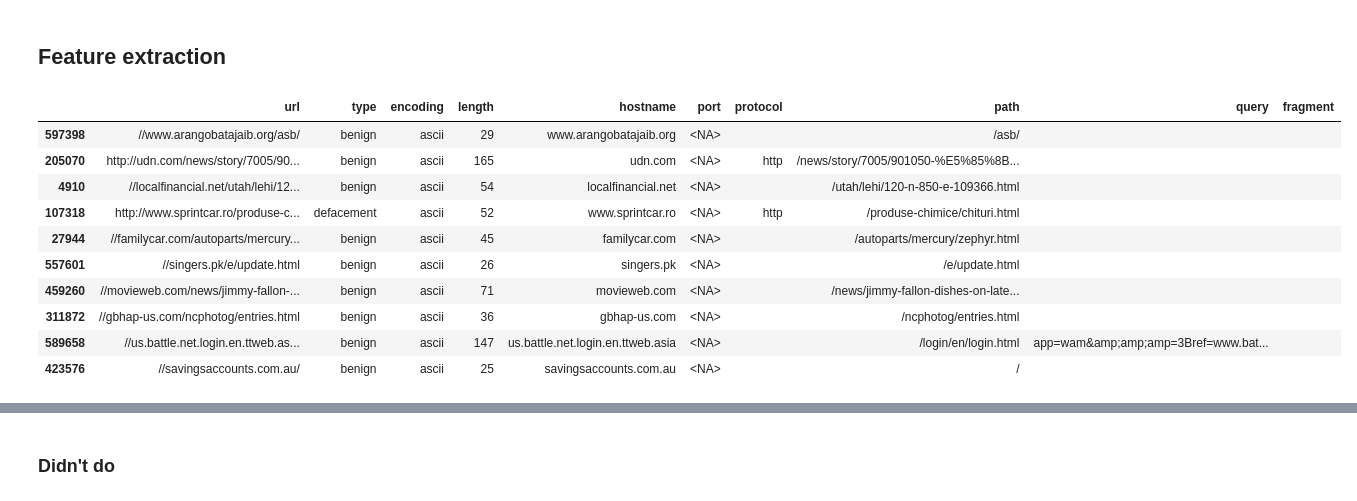
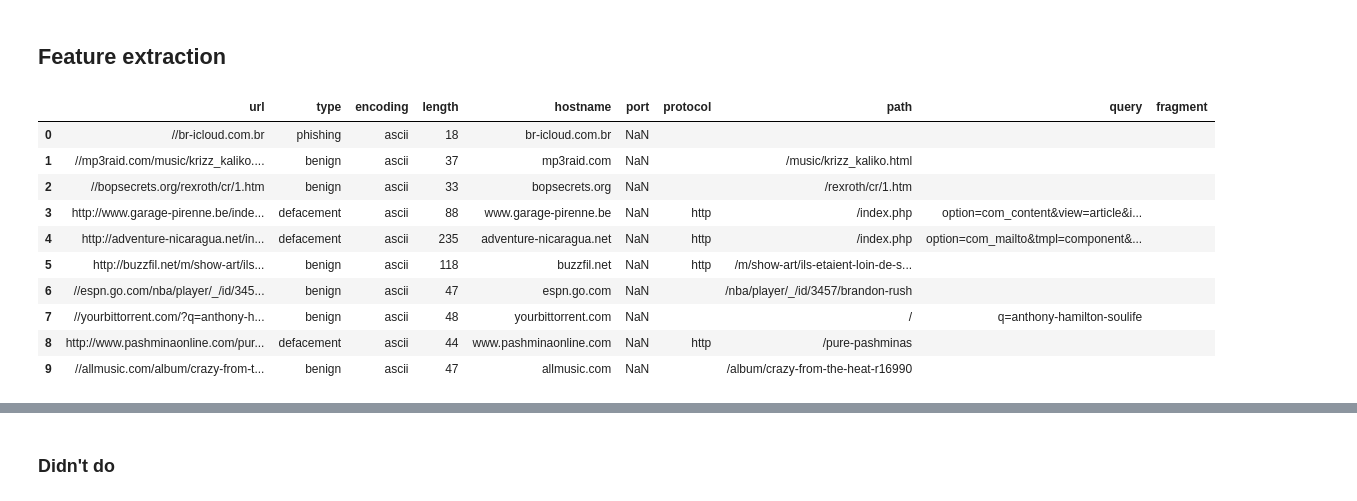
Before and after one commit to Metalcape/url-classifier, a Jupyter notebook: url-classifier.ipynb, the cells around one changed output, grey strips where cells are left out. Saved outputs shown, nothing was run; the diff lists cells and outputs as text; code cells hidden in the pictures.

```diff
--- a/url-classifier.ipynb
+++ b/url-classifier.ipynb
@@ -207,25 +204,25 @@ df.drop_duplicates(inplace=True, subset=['url'], keep='last')
 # %%
 df['length'] = df['url'].apply(lambda x: len(str(x)))
 
 urls = df['url'].apply(urlparse)
 
 df['hostname'] = urls.apply(lambda x: x.hostname)
-df['port'] = urls.apply(lambda x: x.port).astype('string')
+df['port'] = urls.apply(lambda x: x.port if x.port != '' else 0)
 df['protocol'] = urls.apply(lambda x: x.scheme)
 df['path'] = urls.apply(lambda x: x.path)
 df['query'] = urls.apply(lambda x: x.query)
 df['fragment'] = urls.apply(lambda x: x.fragment)
 
-df.sample(10)
+df.head(10)
 # %% [output]
 |  | url | type | encoding | length | hostname | port | protocol | path | query | fragment |
-| 597398 | //www.arangobatajaib.org/asb/ | benign | ascii | 29 | www.arangobatajaib.org | <NA> |  | /asb/ |  |  |
-| 205070 | http://udn.com/news/story/7005/90... | benign | ascii | 165 | udn.com | <NA> | http | /news/story/7005/901050-%E5%85%8B... |  |  |
-| 4910 | //localfinancial.net/utah/lehi/12... | benign | ascii | 54 | localfinancial.net | <NA> |  | /utah/lehi/120-n-850-e-109366.html |  |  |
-| 107318 | http://www.sprintcar.ro/produse-c... | defacement | ascii | 52 | www.sprintcar.ro | <NA> | http | /produse-chimice/chituri.html |  |  |
-| 27944 | //familycar.com/autoparts/mercury... | benign | ascii | 45 | familycar.com | <NA> |  | /autoparts/mercury/zephyr.html |  |  |
-| 557601 | //singers.pk/e/update.html | benign | ascii | 26 | singers.pk | <NA> |  | /e/update.html |  |  |
-| 459260 | //movieweb.com/news/jimmy-fallon-... | benign | ascii | 71 | movieweb.com | <NA> |  | /news/jimmy-fallon-dishes-on-late... |  |  |
-| 311872 | //gbhap-us.com/ncphotog/entries.html | benign | ascii | 36 | gbhap-us.com | <NA> |  | /ncphotog/entries.html |  |  |
-| 589658 | //us.battle.net.login.en.ttweb.as... | benign | ascii | 147 | us.battle.net.login.en.ttweb.asia | <NA> |  | /login/en/login.html | app=wam&amp;amp;amp=3Bref=www.bat... |  |
-| 423576 | //savingsaccounts.com.au/ | benign | ascii | 25 | savingsaccounts.com.au | <NA> |  | / |  |  |
+| 0 | //br-icloud.com.br | phishing | ascii | 18 | br-icloud.com.br | NaN |  |  |  |  |
+| 1 | //mp3raid.com/music/krizz_kaliko.... | benign | ascii | 37 | mp3raid.com | NaN |  | /music/krizz_kaliko.html |  |  |
+| 2 | //bopsecrets.org/rexroth/cr/1.htm | benign | ascii | 33 | bopsecrets.org | NaN |  | /rexroth/cr/1.htm |  |  |
+| 3 | http://www.garage-pirenne.be/inde... | defacement | ascii | 88 | www.garage-pirenne.be | NaN | http | /index.php | option=com_content&view=article&i... |  |
+| 4 | http://adventure-nicaragua.net/in... | defacement | ascii | 235 | adventure-nicaragua.net | NaN | http | /index.php | option=com_mailto&tmpl=component&... |  |
+| 5 | http://buzzfil.net/m/show-art/ils... | benign | ascii | 118 | buzzfil.net | NaN | http | /m/show-art/ils-etaient-loin-de-s... |  |  |
+| 6 | //espn.go.com/nba/player/_/id/345... | benign | ascii | 47 | espn.go.com | NaN |  | /nba/player/_/id/3457/brandon-rush |  |  |
+| 7 | //yourbittorrent.com/?q=anthony-h... | benign | ascii | 48 | yourbittorrent.com | NaN |  | / | q=anthony-hamilton-soulife |  |
+| 8 | http://www.pashminaonline.com/pur... | defacement | ascii | 44 | www.pashminaonline.com | NaN | http | /pure-pashminas |  |  |
+| 9 | //allmusic.com/album/crazy-from-t... | benign | ascii | 47 | allmusic.com | NaN |  | /album/crazy-from-the-heat-r16990 |  |  |
```
Also changed, not shown: parts of 24 cells of this notebook.
